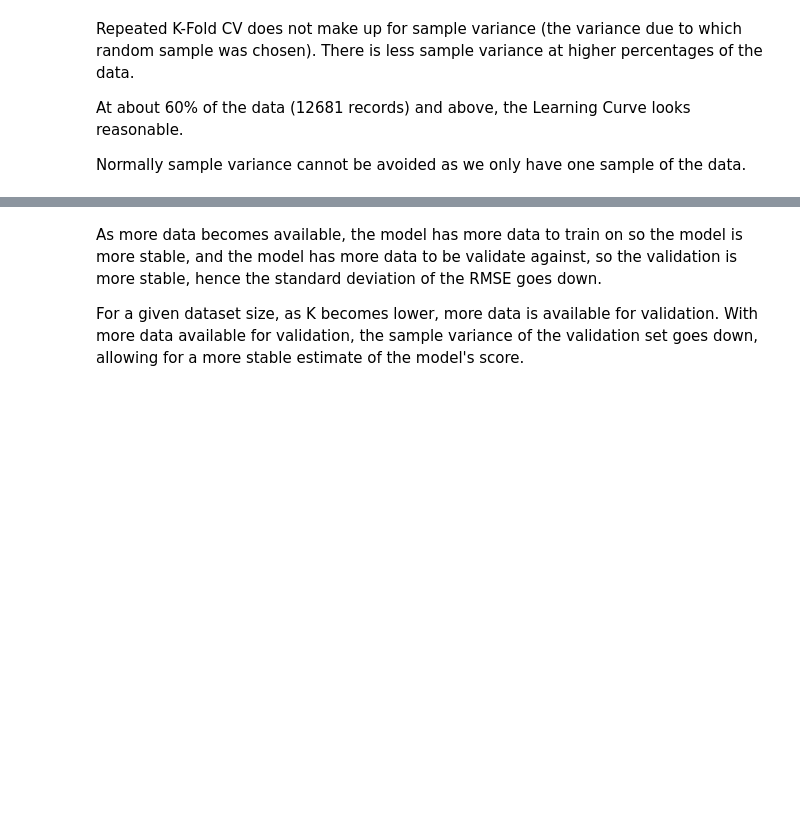
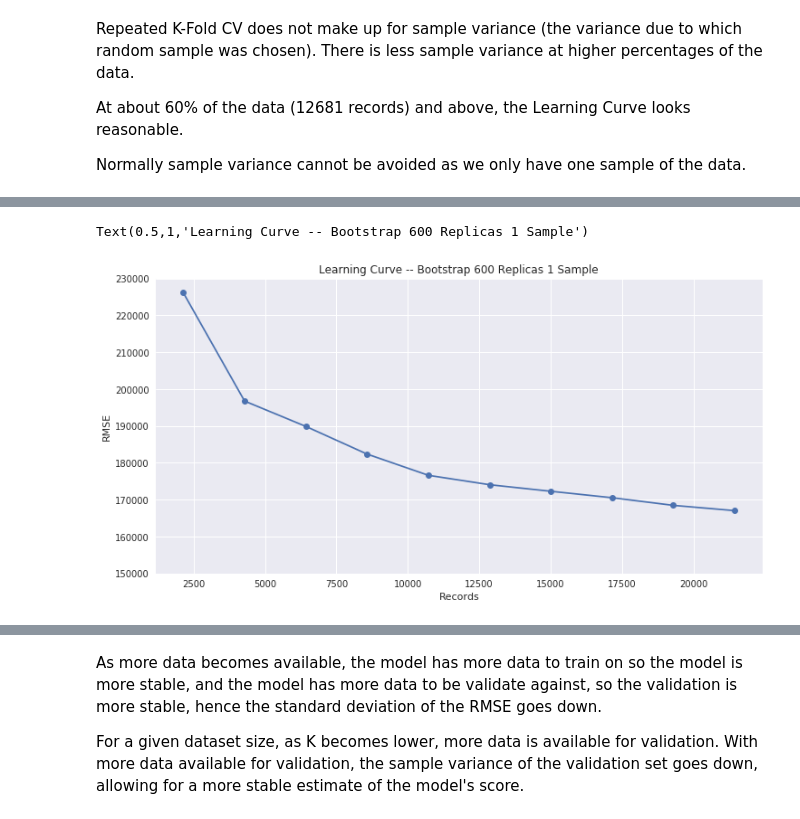
Before and after one commit to sdiehl28/Scikit-Learn-Workflow, a Jupyter notebook: projects/king_county_house/LC-Submit.ipynb, the cells around one changed output, grey strips where cells are left out. Saved outputs shown, nothing was run; the diff lists cells and outputs as text; code cells hidden in the pictures; blank space fills up the shorter version.

```diff
--- a/projects/king_county_house/LC-Submit.ipynb
+++ b/projects/king_county_house/LC-Submit.ipynb
@@ -474,3 +547,19 @@ Total Time: 355.70930004119873
+# %%
+# plot RMSE vs Sample Size for various values of K
+plt.figure(figsize=(12,6))
+
+plt.plot(x,y, marker='o', label='600-bs')
+# plt.plot(rmse_data.loc[2].index.values, -rmse_data.loc[2].values, marker='o', label='20CV2')
+
+# plt.legend(title="Bootstrap")
+plt.xlabel('Records')
+plt.ylabel('RMSE')
+plt.ylim(150000, 230000)
+# plt.legend()
+plt.title('Learning Curve -- Bootstrap 600 Replicas 1 Sample')
+# %% [output]
+Text(0.5,1,'Learning Curve -- Bootstrap 600 Replicas 1 Sample')
+[figure, added]
 # %%
 df_bs = pd.concat(dfs_bs, ignore_index=True)
 # %%
```
Also changed, not shown: parts of 26 cells of this notebook, 4 other files.
